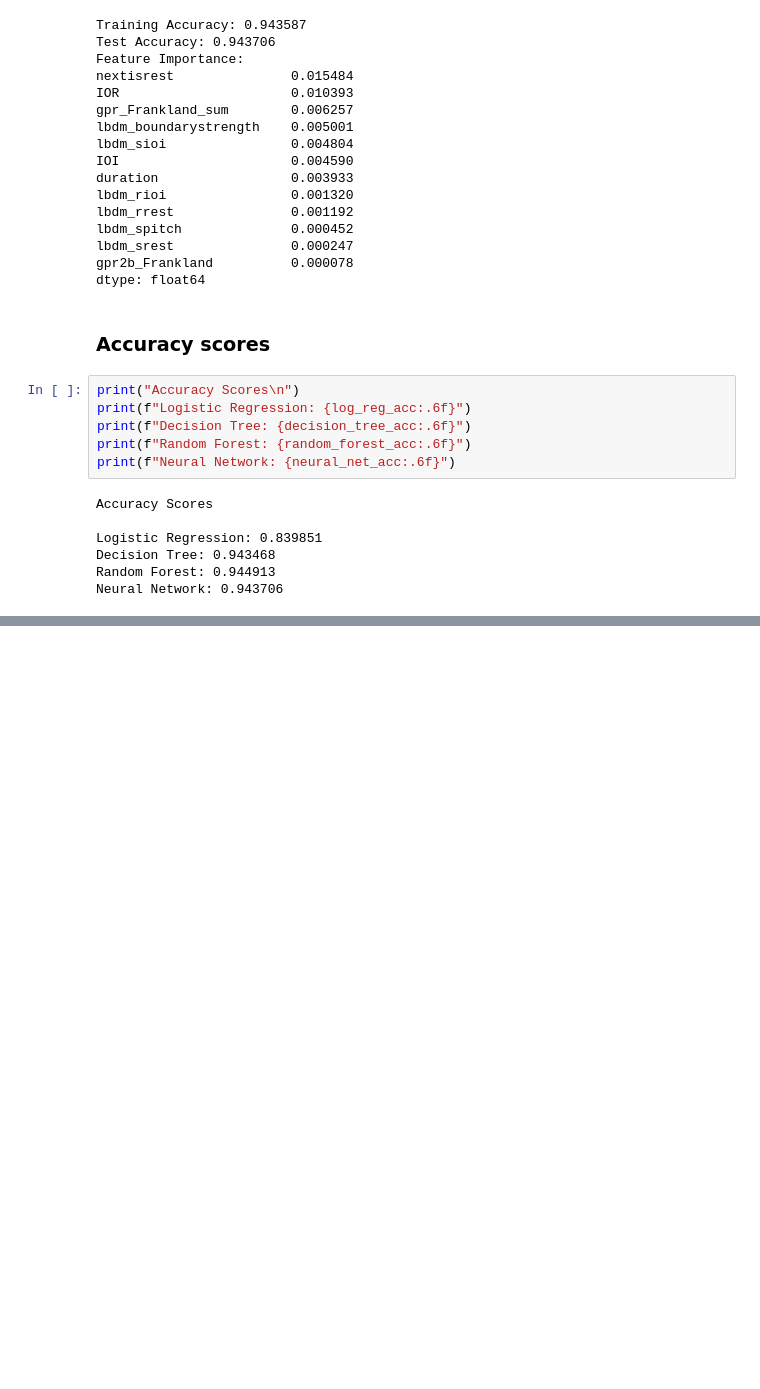
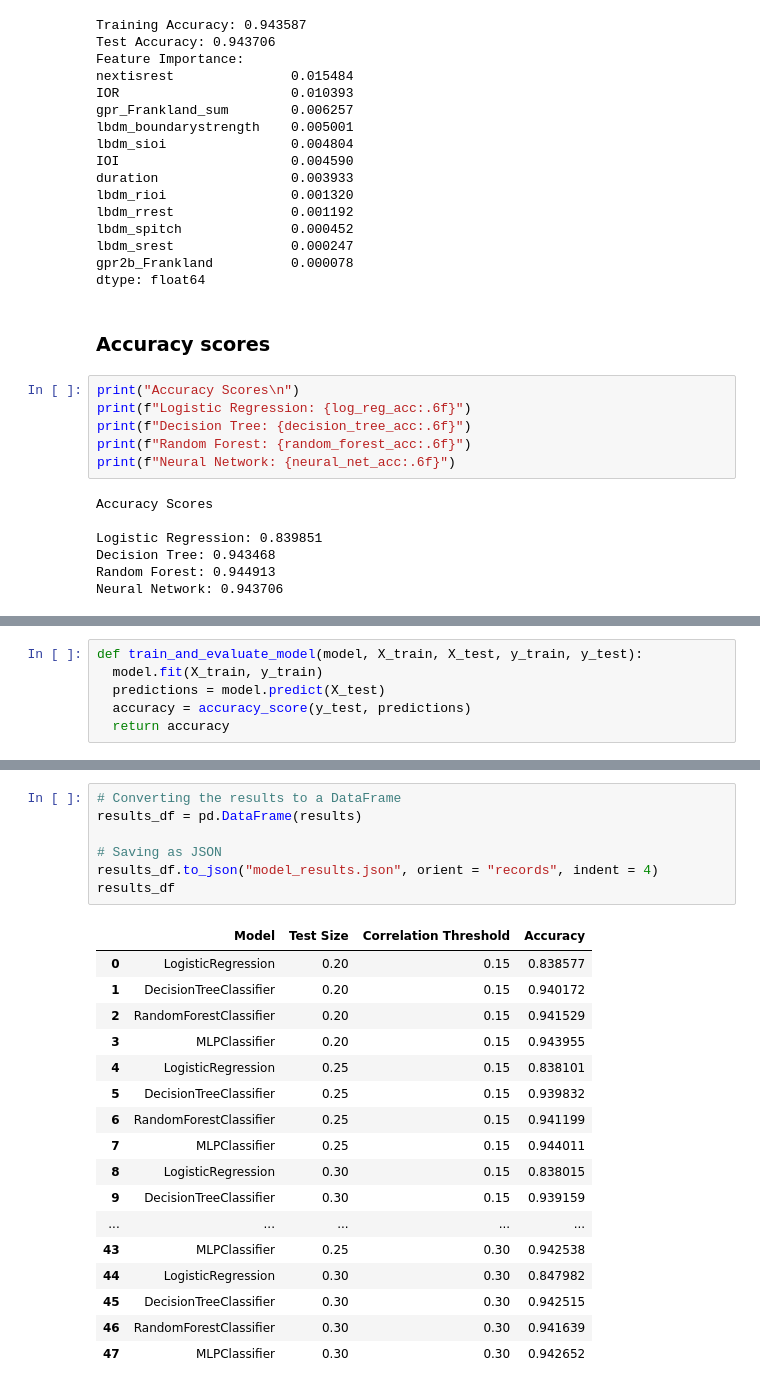
Before and after one commit to ShamkhalG/SD_Projet_Final, a Jupyter notebook: projet.ipynb, the cells around one changed output, grey strips where cells are left out. Saved outputs shown, nothing was run; the diff lists cells and outputs as text; blank space fills up the shorter version.

```diff
--- a/projet.ipynb
+++ b/projet.ipynb
@@ -479,0 +498,6 @@ Neural Network: 0.943706
+# %%
+def train_and_evaluate_model(model, X_train, X_test, y_train, y_test):
+  model.fit(X_train, y_train)
+  predictions = model.predict(X_test)
+  accuracy = accuracy_score(y_test, predictions)
+  return accuracy
@@ -479,0 +562,25 @@ Neural Network: 0.943706
+# %%
+# Converting the results to a DataFrame
+results_df = pd.DataFrame(results)
+
+# Saving as JSON
+results_df.to_json("model_results.json", orient = "records", indent = 4)
+results_df
+# %% [output]
+|  | Model | Test Size | Correlation Threshold | Accuracy |
+| 0 | LogisticRegression | 0.20 | 0.15 | 0.838577 |
+| 1 | DecisionTreeClassifier | 0.20 | 0.15 | 0.940172 |
+| 2 | RandomForestClassifier | 0.20 | 0.15 | 0.941529 |
+| 3 | MLPClassifier | 0.20 | 0.15 | 0.943955 |
+| 4 | LogisticRegression | 0.25 | 0.15 | 0.838101 |
+| 5 | DecisionTreeClassifier | 0.25 | 0.15 | 0.939832 |
+| 6 | RandomForestClassifier | 0.25 | 0.15 | 0.941199 |
+| 7 | MLPClassifier | 0.25 | 0.15 | 0.944011 |
+| 8 | LogisticRegression | 0.30 | 0.15 | 0.838015 |
+| 9 | DecisionTreeClassifier | 0.30 | 0.15 | 0.939159 |
+| ... | ... | ... | ... | ... |
+| 43 | MLPClassifier | 0.25 | 0.30 | 0.942538 |
+| 44 | LogisticRegression | 0.30 | 0.30 | 0.847982 |
+| 45 | DecisionTreeClassifier | 0.30 | 0.30 | 0.942515 |
+| 46 | RandomForestClassifier | 0.30 | 0.30 | 0.941639 |
+| 47 | MLPClassifier | 0.30 | 0.30 | 0.942652 |
```
Also changed, not shown: parts of 16 cells of this notebook, 2 other files.
